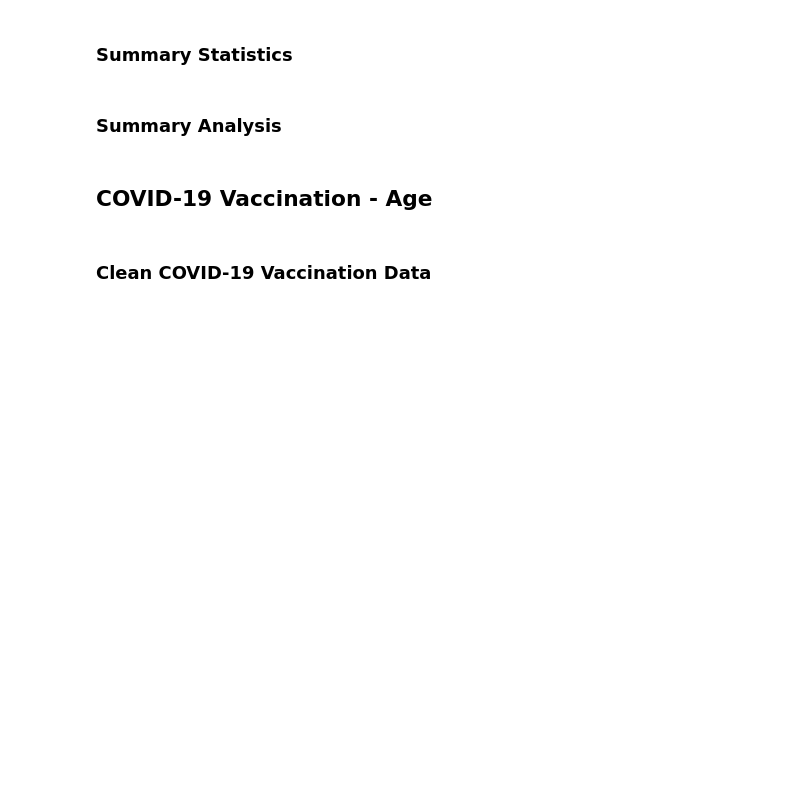
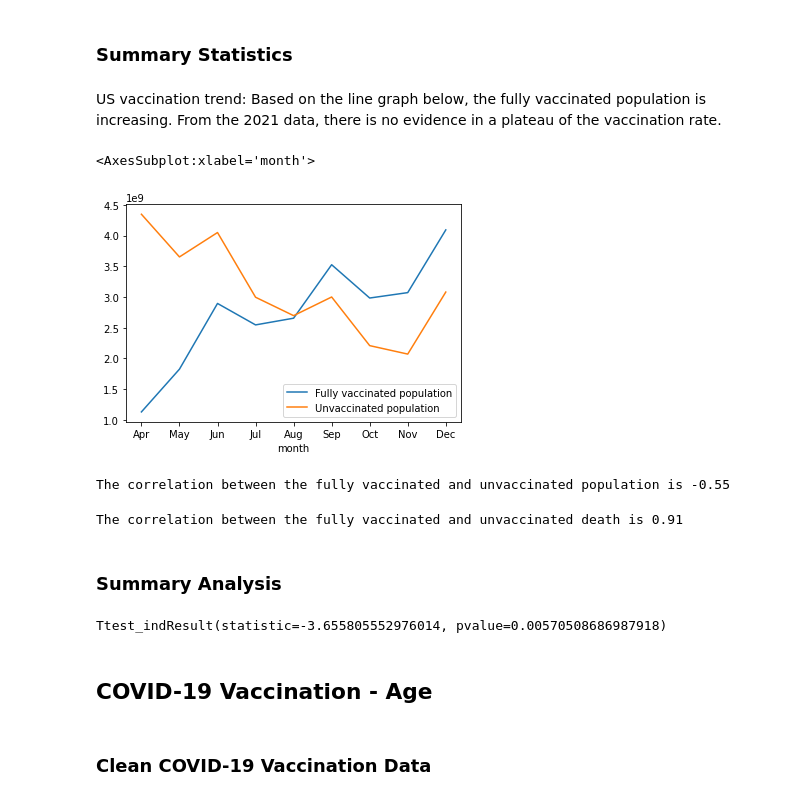
Before and after one commit to WayBurke/Project1-Group2, a Jupyter notebook: Project-1_COVID-19.ipynb, the cells around one changed output. Cells and saved outputs as stored; diff of their text form; code cells hidden in the pictures; blank space fills up the shorter version.

```diff
--- a/Project-1_COVID-19.ipynb
+++ b/Project-1_COVID-19.ipynb
@@ -29,0 +182,10 @@ import csv
+# %%
+#Since there are multiple entries for each Month, renaming the entry names to allow for sorting later
+
+vax_data['month'] = vax_data['month'].replace({'DEC 2021': 'Dec','JUN 2021': 'Jun',
+                                               'SEP 2021': 'Sep', 'APR 2021': 'Apr',
+                                               'MAY 2021': 'May','JUL 2021': 'Jul',
+                                               'AUG 2021': 'Aug', 'OCT 2021': 'Oct',
+                                               'NOV 2021': 'Nov', })
+
+vax_data.tail()
@@ -34,7 +323,46 @@ import csv
 # %% [markdown]
 ### Summary Statistics
+# %% [markdown]
+US vaccination trend:
+Based on the line graph below, the fully vaccinated population is increasing. From the 2021 data, there is no evidence in a plateau of the vaccination rate.
+# %%
+#Using the vaccination population figures, there was not a plateau in the number of people getting
+#vaccinated close to the end of the year. More people were choosing to be vaccinated.trends
+vax_pop_df.plot.line()
+# %% [output]
+<AxesSubplot:xlabel='month'>
+[figure, added]
+# %%
+# Calculate the correlation coefficient for fully vaccinated vs unvaccinated population
+
+fully_vax = vax_pop_df.iloc[:,0]
+unvax = vax_pop_df.iloc[:,1]
+correlation = stats.pearsonr(fully_vax,unvax)
+print(f"The correlation between the fully vaccinated and unvaccinated population is {round(correlation[0],2)}")
+# %% [output]
+The correlation between the fully vaccinated and unvaccinated population is -0.55
+# %%
+# Calculate the correlation coefficient for fully vaccinated vs unvaccinated deaths
+
+fully_vax_death = death_only.iloc[:,2]
+unvax_death = death_only.iloc[:,3]
+correlation = stats.pearsonr(fully_vax_death,unvax_death)
+print(f"The correlation between the fully vaccinated and unvaccinated death is {round(correlation[0],2)}")
+# %% [output]
+The correlation between the fully vaccinated and unvaccinated death is 0.91
 # %% [markdown]
 ### Summary Analysis
+# %%
+#Separating the death counts for both vaccinated and unvaccinated outcome resulting in death
+#Per the Null Hypothesis: There is no difference in the death rate based on vaccination status.
+
+death_numbers = death_only[["Vaccinated with outcome","Unvaccinated with outcome"]]
+
+# Note: Setting equal_var=False performs Welch's t-test which does
+# not assume equal population variance
+stats.ttest_ind(death_numbers["Vaccinated with outcome"], death_numbers["Unvaccinated with outcome"], equal_var=False)
+# %% [output]
+Ttest_indResult(statistic=-3.655805552976014, pvalue=0.00570508686987918)
 # %% [markdown]
 ## COVID-19 Vaccination - Age
 # %% [markdown]
```
Also changed, not shown: parts of 107 cells of this notebook, 28 other files.
